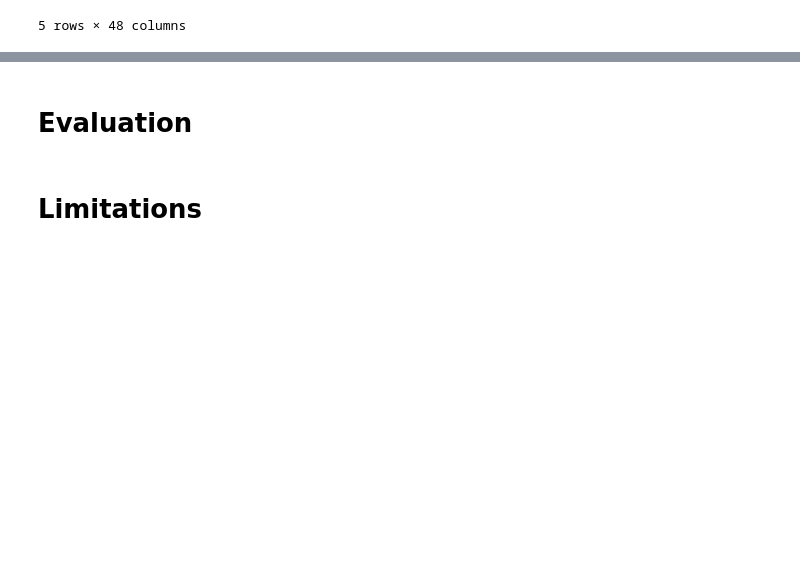
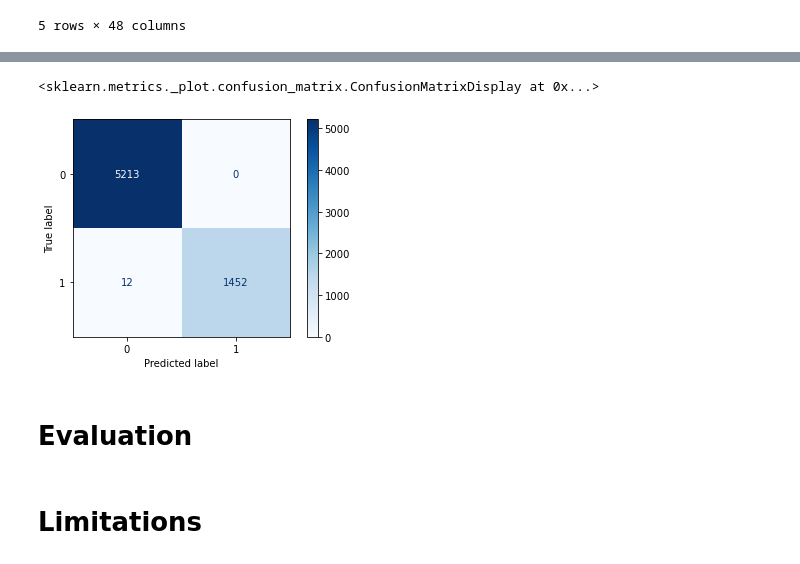
Before and after one commit to lpb3393/predict-flu-vaccine, a Jupyter notebook: predict-flu-vaccines.ipynb, the cells around one changed output, grey strips where cells are left out. Drawn from its saved outputs; the diff is of its cells as text; code cells hidden in the pictures; blank space fills up the shorter version.

```diff
--- a/predict-flu-vaccines.ipynb
+++ b/predict-flu-vaccines.ipynb
@@ -384,0 +458,8 @@ AUC: 0.8742426458024757
+# %%
+#Changing the number of estimators value
+
+bagged_tree_final =  BaggingClassifier(DecisionTreeClassifier(criterion='gini', max_depth=20, random_state=444),
+                                 n_estimators=40)
+# %%
+bagged_tree_final.fit(X_train, y_train)
+print('Final Bagged Tree Training Data:', bagged_tree_final.score(X_train, y_train))
@@ -384,0 +468,3 @@ AUC: 0.8742426458024757
+# %%
+bagged_tree_final.fit(X_test, y_test)
+print('Final Bagged Tree Test Data:', bagged_tree_final.score(X_test, y_test))
@@ -384,0 +473,6 @@ AUC: 0.8742426458024757
+# %%
+bagged_tree_final_predict = bagged_tree_final.predict(X_test)
+
+c_matrix = confusion_matrix(y_test, bagged_tree_final_predict)
+print(c_matrix)
+print(classification_report(y_test, bagged_tree_final_predict))
@@ -385,3 +490,10 @@ AUC: 0.8742426458024757
+# %%
+from sklearn.metrics import ConfusionMatrixDisplay
+disp = ConfusionMatrixDisplay(confusion_matrix=c_matrix, display_labels=model_log.classes_)
+disp.plot(cmap=plt.cm.Blues)
+# %% [output]
+<sklearn.metrics._plot.confusion_matrix.ConfusionMatrixDisplay at 0x...>
+[figure, added]
 # %% [markdown]
 # Evaluation
 # %% [markdown]
```
Also changed, not shown: parts of 33 cells of this notebook.
